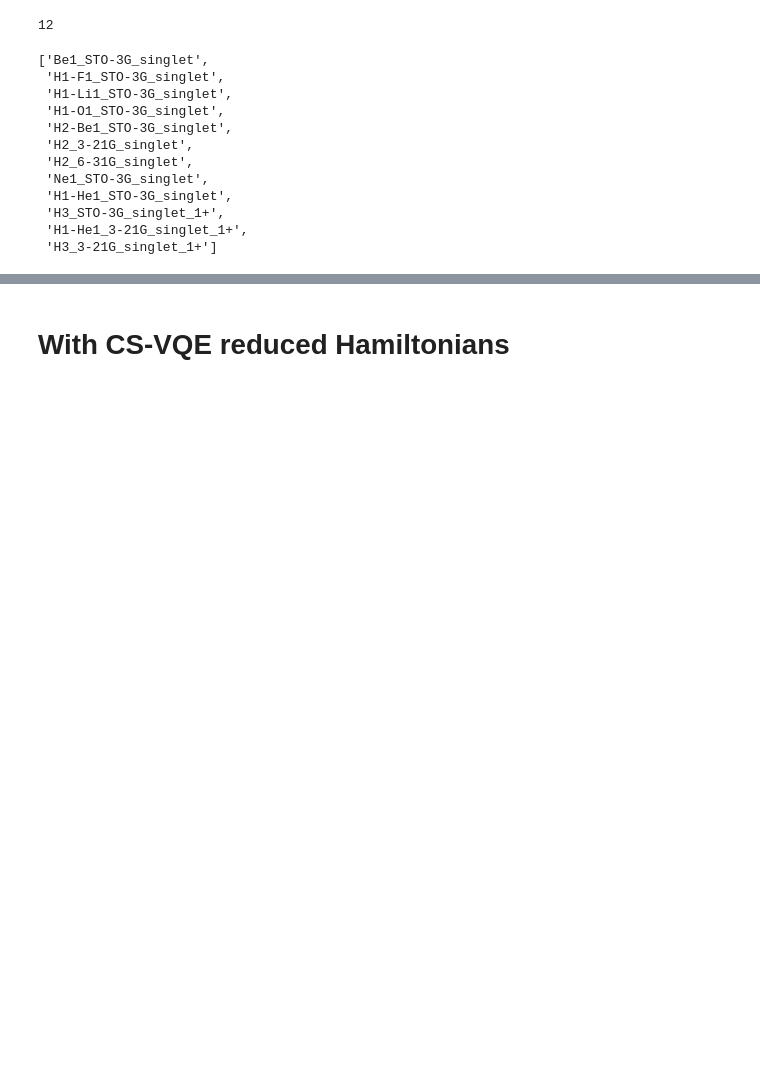
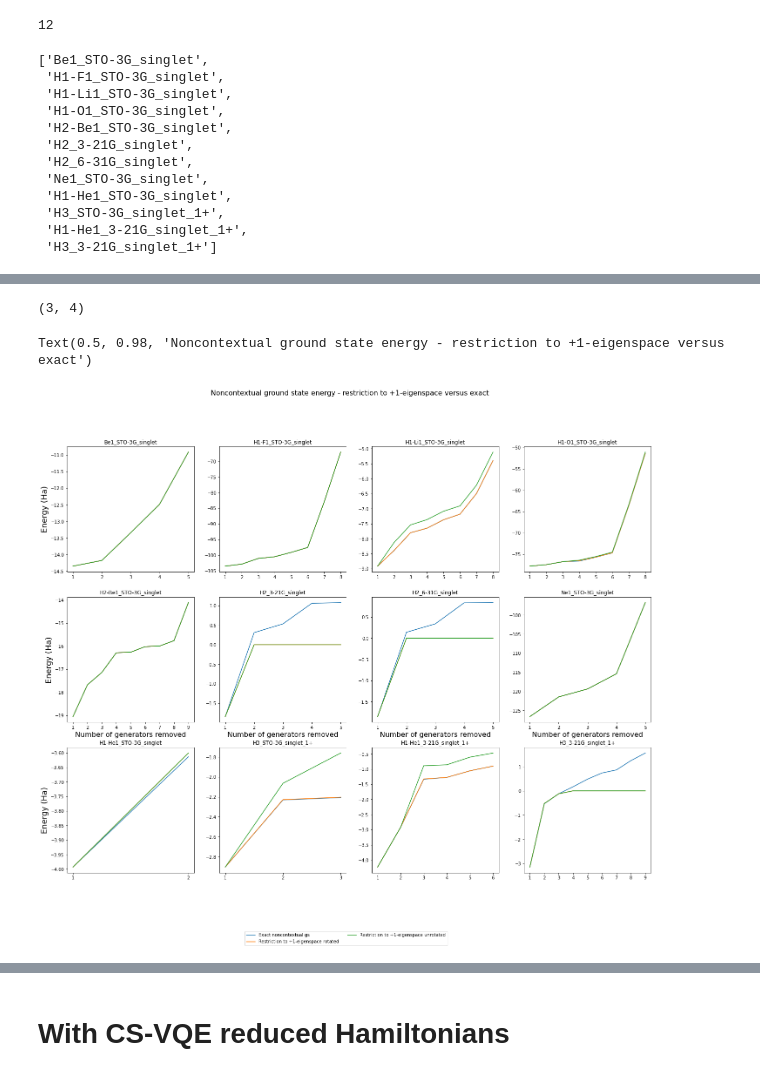
Before and after one commit to wmkirby1/CS-VQE, a Jupyter notebook: Noncontextual estimate vs ground state.ipynb, the cells around one changed output, grey strips where cells are left out. Drawn from its saved outputs; the diff is of its cells as text; code cells hidden in the pictures; blank space fills up the shorter version.

```diff
--- a/Noncontextual estimate vs ground state.ipynb
+++ b/Noncontextual estimate vs ground state.ipynb
@@ -106,40 +138,46 @@ print(factors)
 if factors[0] == 1:
     grid_pos = range(factors[1])
 else:
     grid_pos = list(itertools.product(range(factors[0]), range(factors[1])))
 
 fig, axs = plt.subplots(nrows = factors[0], ncols = factors[1], figsize = (6*factors[1],6*factors[0]))
 
 for index, h in enumerate(nc_mols.keys()):
     grid = grid_pos[index]
+    results = nc_mols[h]
+    num_qubits = results['num_qubits']
+    X=list(range(1, num_qubits+1))
+    Y1=results['gs_true']
+    Y2=results['gs_rot_proj']
+    Y3=results['gs_unrot_proj']
+    axs[grid].set_title(str(h))
 
-    num_qubits = nc_mols[h]['num_qubits']
-    X=range(num_qubits)
-    values = list(zip(*[list(nc_mols[h][i].values()) for i in X]))
-    Y1=values[0]
-    Y2=values[1]
-    axs[grid].set_title(str(h))
     l1 = axs[grid].plot(X, Y1, label='Exact noncontextual gs')
-    l2 = axs[grid].plot(X, Y2, label='Restriction to +1-eigenspace')
+    l2 = axs[grid].plot(X, Y2, label='Restriction to +1-eigenspace rotated')
+    l3 = axs[grid].plot(X, Y3, label='Restriction to +1-eigenspace unrotated')
     axs[grid].set_xticks(X)
 
     if factors[0] != 1:
         if grid[0] == 1:
             axs[grid].set_xlabel('Number of generators removed',fontsize=16)
         if grid[1] == 0:
             axs[grid].set_ylabel('Energy (Ha)',fontsize=18)
     else:
         axs[grid].set_xlabel('Number of generators removed',fontsize=16)
         if grid == 0:
             axs[grid].set_ylabel('Energy (Ha)',fontsize=18)
 
 handles, labels = axs[grid].get_legend_handles_labels()
 fig.legend(handles,
            labels,
            loc="lower center",
            borderaxespad=0.1,
            ncol=2)
 fig.suptitle('Noncontextual ground state energy - restriction to +1-eigenspace versus exact', fontsize=16)
+# %% [output]
+(3, 4)
+Text(0.5, 0.98, 'Noncontextual ground state energy - restriction to +1-eigenspace versus exact')
+[figure, added]
 # %%
 #fig.savefig("plots/nc_+1_restriction_versus_exact", dpi=300)
 # %%
```
Also changed, not shown: parts of 6 cells of this notebook, 5 other files.
